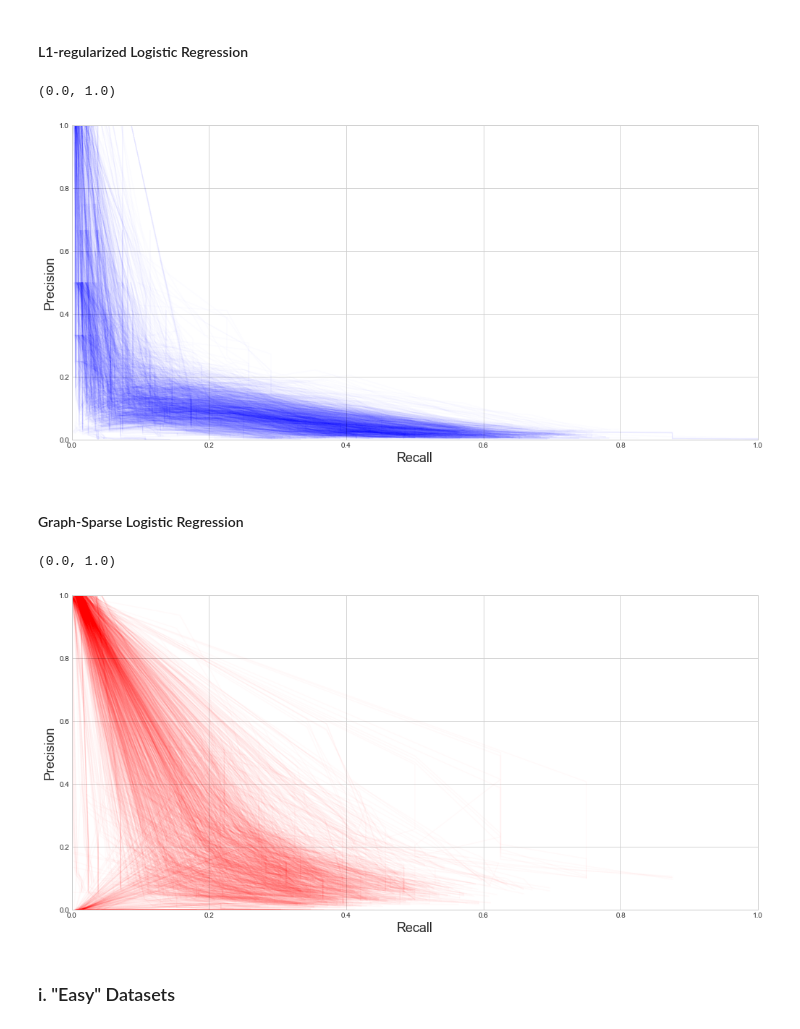
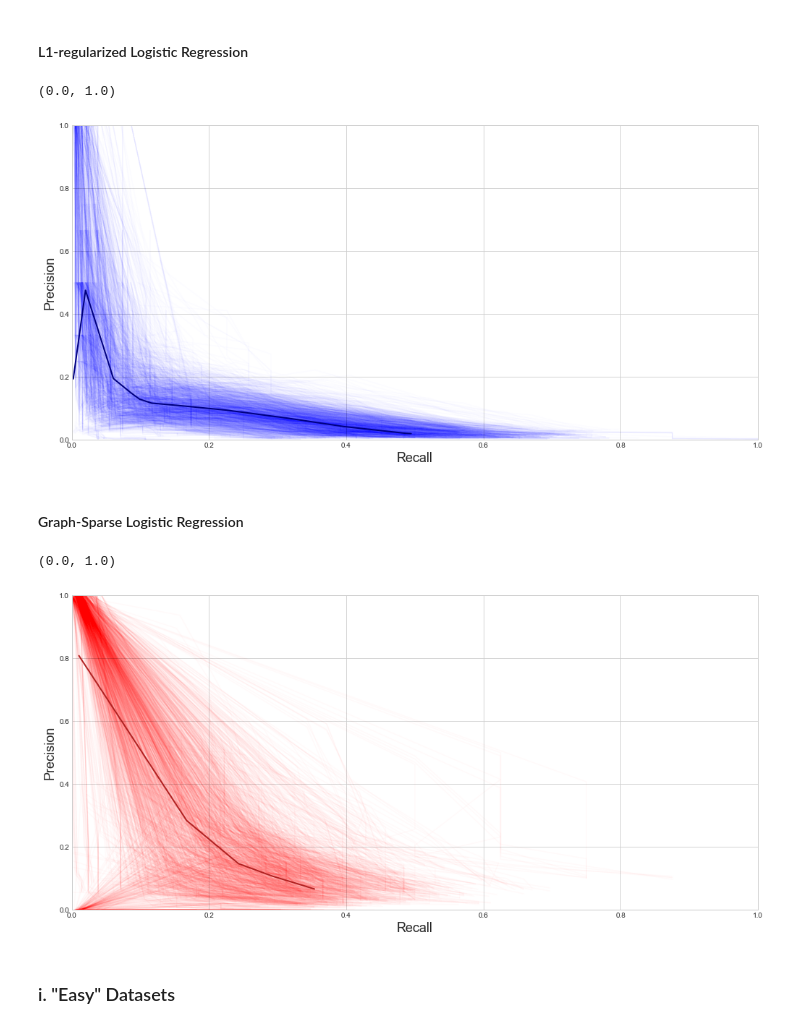
Before and after one commit to fraenkel-lab/GSLR, a Jupyter notebook: experiments/algorithms/Logit_PR_vs_GSLR_pr.ipynb, the cells around one changed output. Drawn from its saved outputs; the diff is of its cells as text; code cells hidden in the pictures.

```diff
--- a/experiments/algorithms/Logit_PR_vs_GSLR_pr.ipynb
+++ b/experiments/algorithms/Logit_PR_vs_GSLR_pr.ipynb
@@ -42,18 +42,20 @@ def remove_0_0(recalls, precisions): return tuple(zip(*[(recall, precision) for
 #### L1-regularized Logistic Regression
 # %%
 [plt.plot(*remove_0_0(logit_recalls.iloc[k].values, logit_precisions.iloc[k].values), c='b', alpha=0.01) for k in range(len(logit_recalls))]
+plt.plot(*remove_0_0(logit_recalls.mean(), logit_precisions.mean()), c='navy', linewidth=2.0)
 
 plt.xlabel('Recall', fontsize=18)
 plt.ylabel('Precision', fontsize=18)
 plt.ylim([0.0, 1.0])
 plt.xlim([0.0, 1.0])
 # %% [output]
 (0.0, 1.0)
-[figure, old version]
+[figure, new version]
 # %% [markdown]
 #### Graph-Sparse Logistic Regression
 # %%
 [plt.plot(*remove_0_0(gslr_recalls.iloc[k].values, gslr_precisions.iloc[k].values), c='r', alpha=0.02) for k in range(len(gslr_recalls))]
+plt.plot(*remove_0_0(gslr_recalls.mean(), gslr_precisions.mean()), c='firebrick', linewidth=2.0)
 
 plt.xlabel('Recall', fontsize=18)
 plt.ylabel('Precision', fontsize=18)
@@ -61,7 +63,7 @@ plt.ylim([0.0, 1.0])
 plt.xlim([0.0, 1.0])
 # %% [output]
 (0.0, 1.0)
-[figure, old version]
+[figure, new version]
 # %% [markdown]
 ### i. "Easy" Datasets
 # %% [markdown]
```
Also changed, not shown: parts of 6 cells of this notebook, 4 other files.
